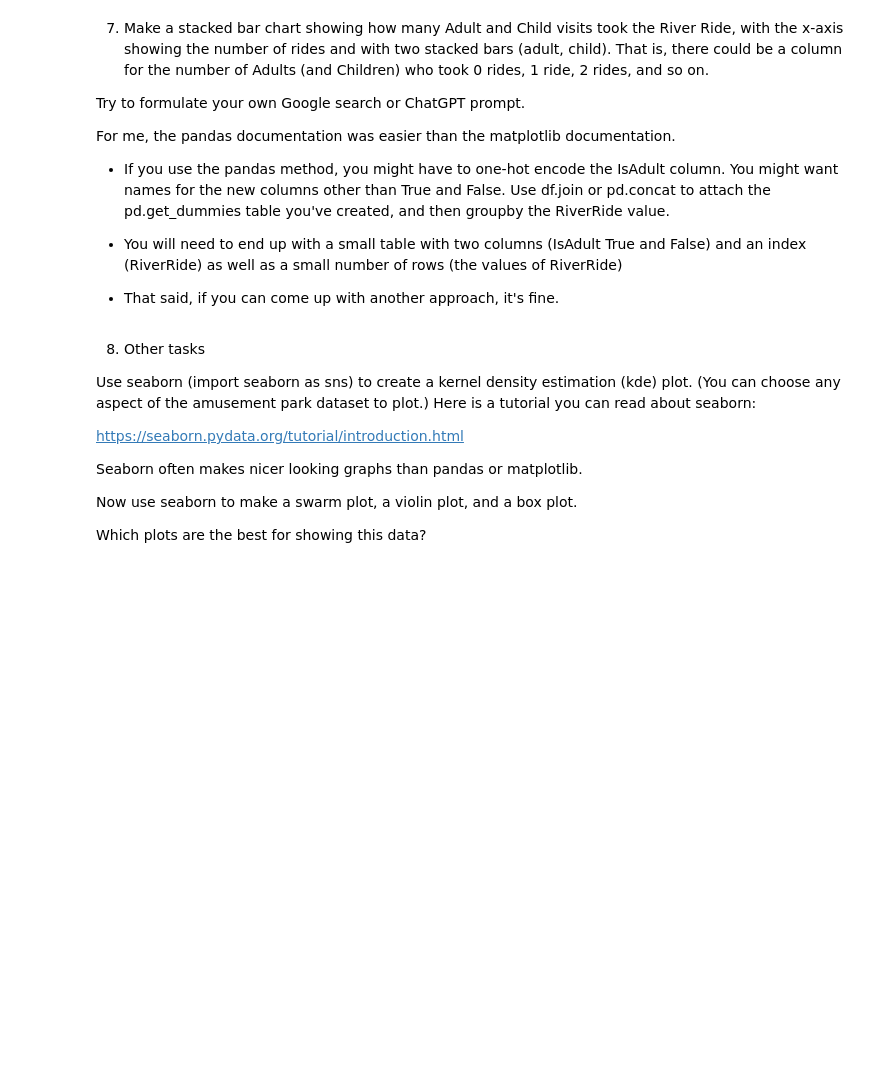
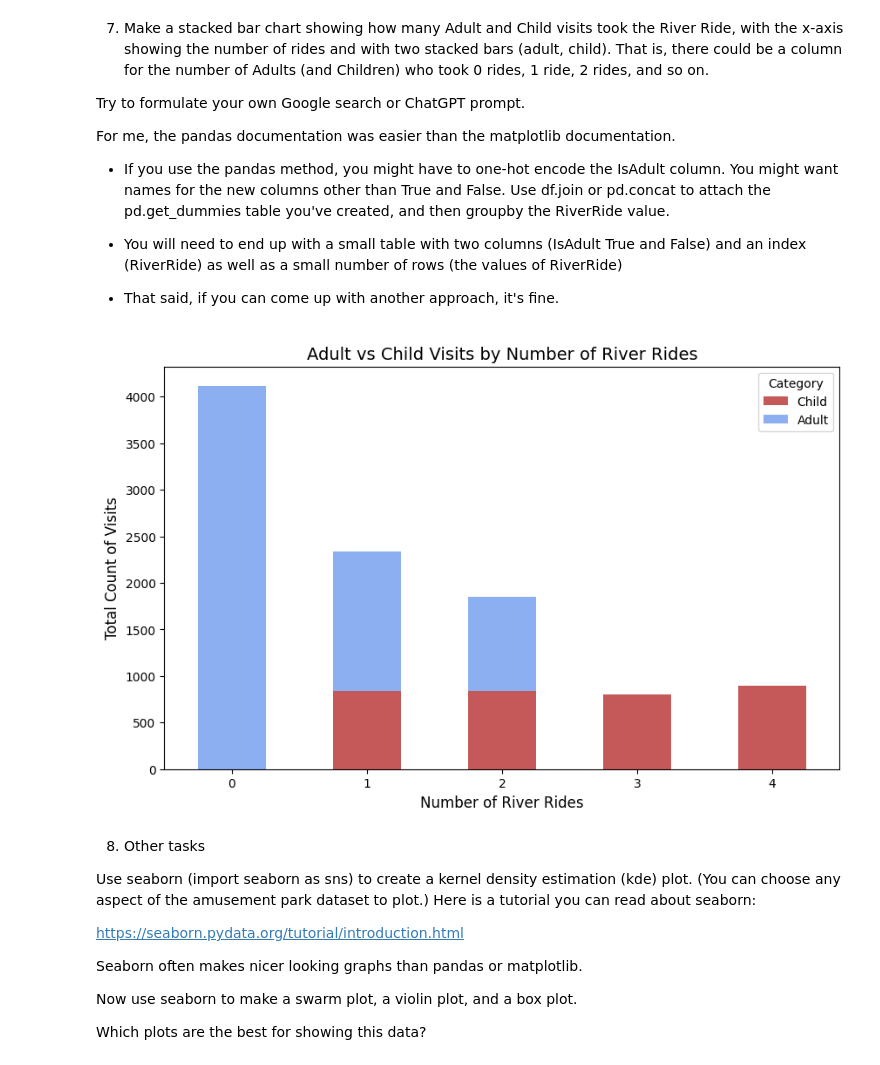
Before and after one commit to tware5-star/Module-B-semester-2, a Jupyter notebook: OMDS-ModB2-Week3-Ware-Tiffany.ipynb, the cells around one changed output. Drawn from its saved outputs; the diff is of its cells as text; code cells hidden in the pictures; blank space fills up the shorter version.

```diff
--- a/OMDS-ModB2-Week3-Ware-Tiffany.ipynb
+++ b/OMDS-ModB2-Week3-Ware-Tiffany.ipynb
@@ -417,6 +418,27 @@ For me, the pandas documentation was easier than the matplotlib documentation.
 * You will need to end up with a small table with two columns (IsAdult True and False) and an index (RiverRide) as well as a small number of rows (the values of RiverRide)
 
 * That said, if you can come up with another approach, it's fine.
+# %%
+plot_data = pd.crosstab(df['RiverRide'], df['IsAdult'])
+
+plot_data.columns = ['Child', 'Adult'] # Changes IsAdult is to legend say 'Adult' and 'Child' instead of True/False
+
+plot_data.plot(kind='bar',
+               stacked=True,
+               color=['firebrick', 'cornflowerblue'],
+               figsize=(10, 6),
+               alpha=0.75) # 3. Create the stacked bar chart
+
+
+plt.title('Adult vs Child Visits by Number of River Rides', fontsize=14)
+plt.xlabel('Number of River Rides', fontsize=12) # Add x-axis label
+plt.ylabel('Total Count of Visits', fontsize=12) # Add y-axis label
+plt.legend(title='Category')  # Add title
+plt.xticks(rotation=0) # Keeps the numbers on the x-axis upright
+
+plt.show()
+# %% [output]
+[figure, added]
 # %% [markdown]
 8. Other tasks
 
```
Also changed, not shown: parts of 6 cells of this notebook.
